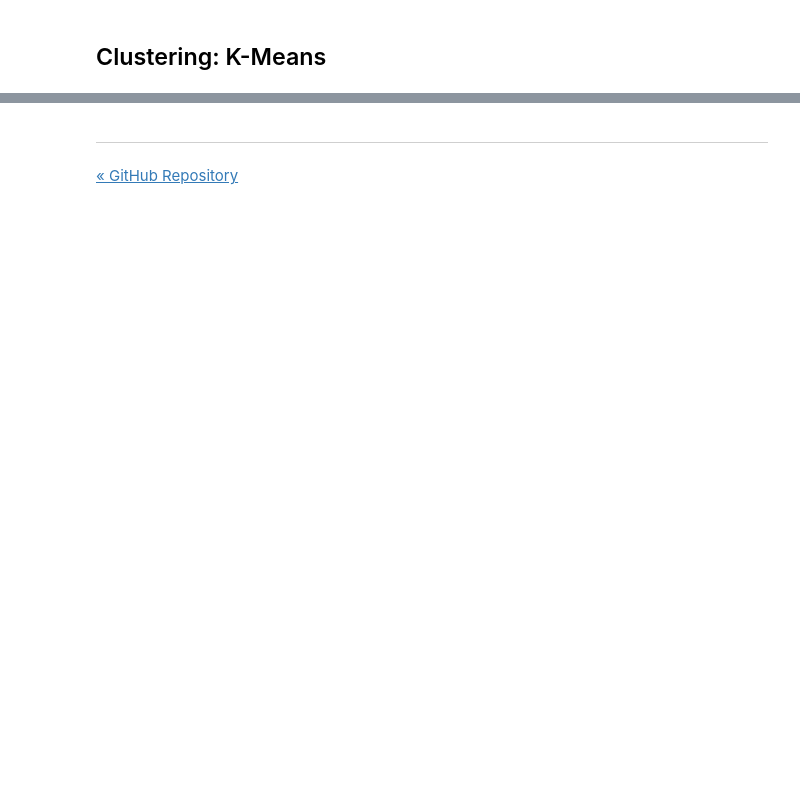
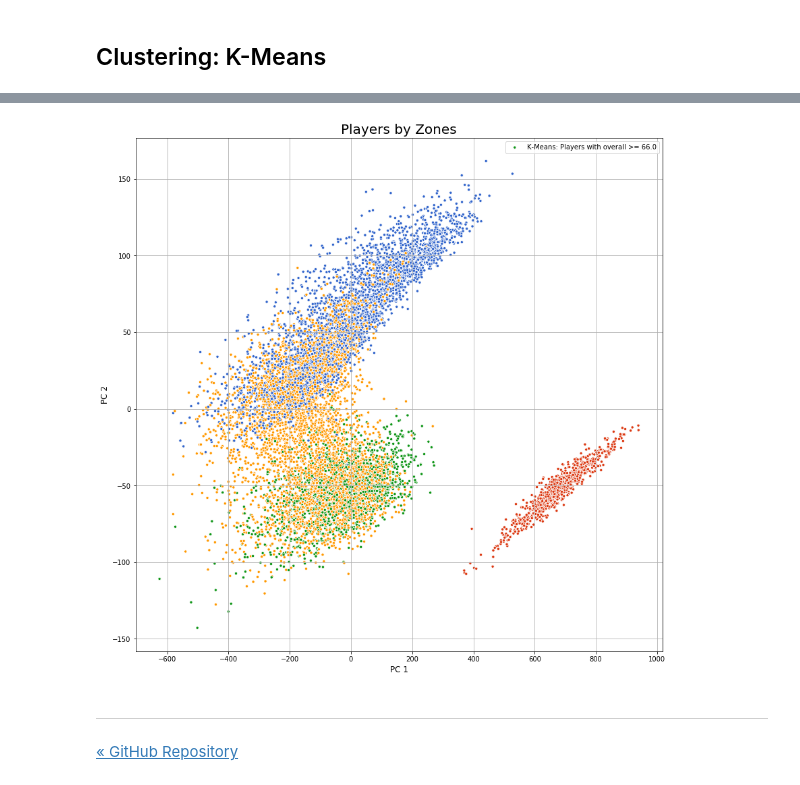
Before and after one commit to ansegura7/DataScience_FIFA19Data, a Jupyter notebook: code/ClusteringData.ipynb, the cells around one changed output, grey strips where cells are left out. Saved outputs shown, nothing was run; the diff lists cells and outputs as text; code cells hidden in the pictures; blank space fills up the shorter version.

```diff
--- a/code/ClusteringData.ipynb
+++ b/code/ClusteringData.ipynb
@@ -149,3 +174,25 @@ interactive(runKMeans, k_clusters = widgets.IntSlider(min = 1, max = 7, step = 1
+# %%
+# Palette by positions dictionary
+posPalette = dict()
+posPalette["GoalKeper"] = "#dc3912"
+posPalette["Defense"] = "#3366cc"
+posPalette["Midfield"] = "#ff9900"
+posPalette["Attack"] = "#109618"
+# %%
+# Create scatter plot with players label
+fig, ax1 = plt.subplots(figsize = (14, 14))
+
+# Create 2D scatter plot
+plot = sns.scatterplot(ax = ax1, data = pcaDF, x = "PC1", y = "PC2", hue = "Position", size = 5, palette = posPalette)
+
+# Plot setup
+ax1.set_xlabel("PC 1", fontsize = 12)
+ax1.set_ylabel("PC 2", fontsize = 12)
+ax1.set_title("Players by Zones", fontsize = 20)
+ax1.legend(["K-Means: Players with overall >= " + str(threshold)])
+ax1.grid()
+# %% [output]
+[figure, added]
 # %% [markdown]
 ---
 <a href="https://github.com/ansegura7/DataScience_FIFA19Data">&laquo; GitHub Repository</a>
```
Also changed, not shown: parts of 11 cells of this notebook, 1 other file.
